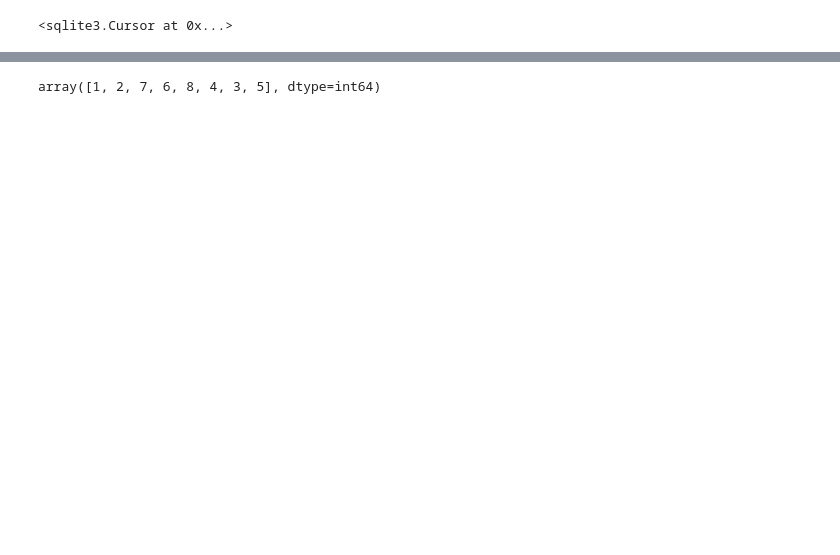
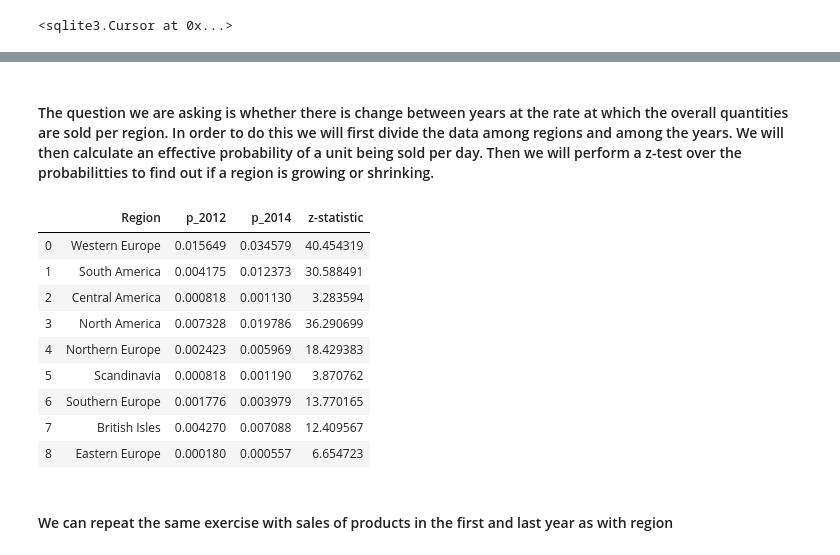
Before and after one commit to aghalsas/Northwind_Statistical_Analysis, a Jupyter notebook: student.ipynb, the cells around one changed output, grey strips where cells are left out. Drawn from its saved outputs; the diff is of its cells as text; code cells hidden in the pictures; blank space fills up the shorter version.

```diff
--- a/student.ipynb
+++ b/student.ipynb
@@ -816,9 +636,0 @@ plt.legend()
-# %%
-for region in df.Region.unique():
-    df_we = df[df.Region==region]
-    yr = df_we.year.unique()
-    df_we_min = df_we[df_we.year==yr.min()]
-    df_we_max = df_we[df_we.year==yr.max()]
-#    sns.distplot(df_we_min['Quantity'])
-#    sns.distplot(df_we_max['Quantity'])
-    print(region,ttest_ind(np.log1p(df_we_min['Quantity']),np.log1p(df_we_max['Quantity']),equal_var=False)[1])
@@ -864,4 +636,0 @@ cur.execute("""SELECT *
-# %%
-df = pd.DataFrame(cur.fetchall()) #Take results and create dataframe
-df.columns = [i[0] for i in cur.description]
-df
@@ -882,4 +637,38 @@ df
-# %%
-df.CategoryId.unique()
-# %% [output]
-array([1, 2, 7, 6, 8, 4, 3, 5], dtype=int64)
+# %% [markdown]
+#### The question we are asking is whether there is change between years at the rate at which the overall quantities are sold per region. In order to do this we will first divide the data among regions and among the years. We will then calculate an effective probability of a unit being sold per day. Then we will perform a z-test over the probabilitties to find out if a region is growing or shrinking.
+# %%
+regions = []
+z_reg = []
+p_min = []
+p_max = []
+fact = 24*60
+for reg in df.Region.unique():
+    df_reg = df[df.Region==reg]
+    regions.append(reg)
+    yr = df_reg.year.unique()
+    df_reg_min = df_reg[df_reg.year==yr.min()]
+    df_reg_max = df_reg[df_reg.year==yr.max()]
+    delta_days_min = fact*((pd.DatetimeIndex([str(yr.min())+'/12/31']) - pd.DatetimeIndex(df_cat_min.OrderDate).min()).days[0]+1)
+    delta_days_max = fact*((pd.DatetimeIndex(df_cat_max.OrderDate).max() - pd.DatetimeIndex([str(yr.max())+'/1/1'])).days[0]+1)
+    prob_min = df_reg_min['Quantity'].sum()/(delta_days_min)
+    p_min.append(prob_min)
+    prob_max = df_reg_max['Quantity'].sum()/(delta_days_max)
+    p_max.append(prob_max)
+    z_reg.append(z_stat(prob_min,delta_days_min,prob_max,delta_days_max))
+#    print(reg, prob_min,prob_max)
+# %%
+df_region_result = pd.DataFrame(list(zip(regions,p_min,p_max,z_reg)),columns = ['Region','p_2012','p_2014','z-statistic'])
+df_region_result
+# %% [output]
+|  | Region | p_2012 | p_2014 | z-statistic |
+| 0 | Western Europe | 0.015649 | 0.034579 | 40.454319 |
+| 1 | South America | 0.004175 | 0.012373 | 30.588491 |
+| 2 | Central America | 0.000818 | 0.001130 | 3.283594 |
+| 3 | North America | 0.007328 | 0.019786 | 36.290699 |
+| 4 | Northern Europe | 0.002423 | 0.005969 | 18.429383 |
+| 5 | Scandinavia | 0.000818 | 0.001190 | 3.870762 |
+| 6 | Southern Europe | 0.001776 | 0.003979 | 13.770165 |
+| 7 | British Isles | 0.004270 | 0.007088 | 12.409567 |
+| 8 | Eastern Europe | 0.000180 | 0.000557 | 6.654723 |
+# %% [markdown]
+#### We can repeat the same exercise with sales of products in the first and last year as with region
```
Also changed, not shown: parts of 30 cells of this notebook.
